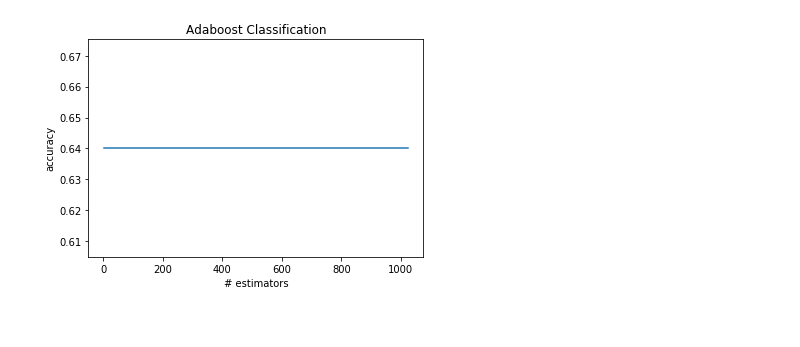
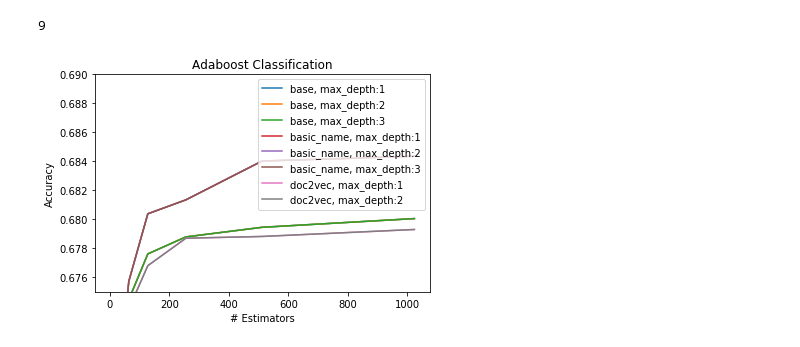
Before and after one commit to michaelmdresser/csci5622project, a Jupyter notebook: Curry_Adaboost.ipynb, the cells around one changed output. Cells and saved outputs as stored; diff of their text form; code cells hidden in the pictures.

```diff
--- a/Curry_Adaboost.ipynb
+++ b/Curry_Adaboost.ipynb
@@ -109,7 +57,0 @@ for i in range(len(predictions)):
-# %%
-accuracies=[]
-mean_errors=[]
-for i in predictions:
-    errors=abs(predictions^Y_valid)
-    mean_errors.append(round(np.mean(errors), 5))
-    accuracies.append(1-round(np.mean(errors), 5))
@@ -115,0 +201,25 @@ for i in predictions:
+# %%
+labels=[]
+accuracies=[]
+for i in range(len(dataset_keys)):
+    for j in range(len(max_depths)):
+        labels.append(dataset_keys[i]+', max_depth:'+str(j+1))
+        accs=[]
+        for k in range(len(num_estimators)):
+            accs.append(data[i][j][k][0]['acc'])
+        accuracies.append(accs)
+
+# for i in range(len(dataset_keys)):
+#     for j in range(len(max_depths)):
+#         for k in range(len(num_estimators)):
+#             print(data[i][j][k][0]['acc'])
+
+fig=plt.figure()
+for i in range(len(accuracies)):
+    plt.plot(num_estimators,accuracies[i],label=labels[i])
+plt.legend()
+plt.title('Adaboost Classification')
+plt.ylabel('Accuracy')
+plt.xlabel('# Estimators')
+#plt.xlim(.639,.641)
+plt.show()
@@ -116,9 +228,14 @@ for i in predictions:
 # %%
-plt.plot(estimators[:-2],accuracies)
-#plt.legend()
+fig=plt.figure()
+print(len(accuracies))
+for i in range(len(accuracies[:8])):
+    plt.plot(num_estimators,accuracies[i],label=labels[i])
+plt.legend()
 plt.title('Adaboost Classification')
-plt.ylabel('accuracy')
-plt.xlabel('# estimators')
+plt.ylabel('Accuracy')
+plt.xlabel('# Estimators')
+plt.ylim(.675,.69)
 plt.show()
 # %% [output]
+9
-[figure, old version]
+[figure, new version]
```
Also changed, not shown: parts of 22 cells of this notebook, 9 other files.
